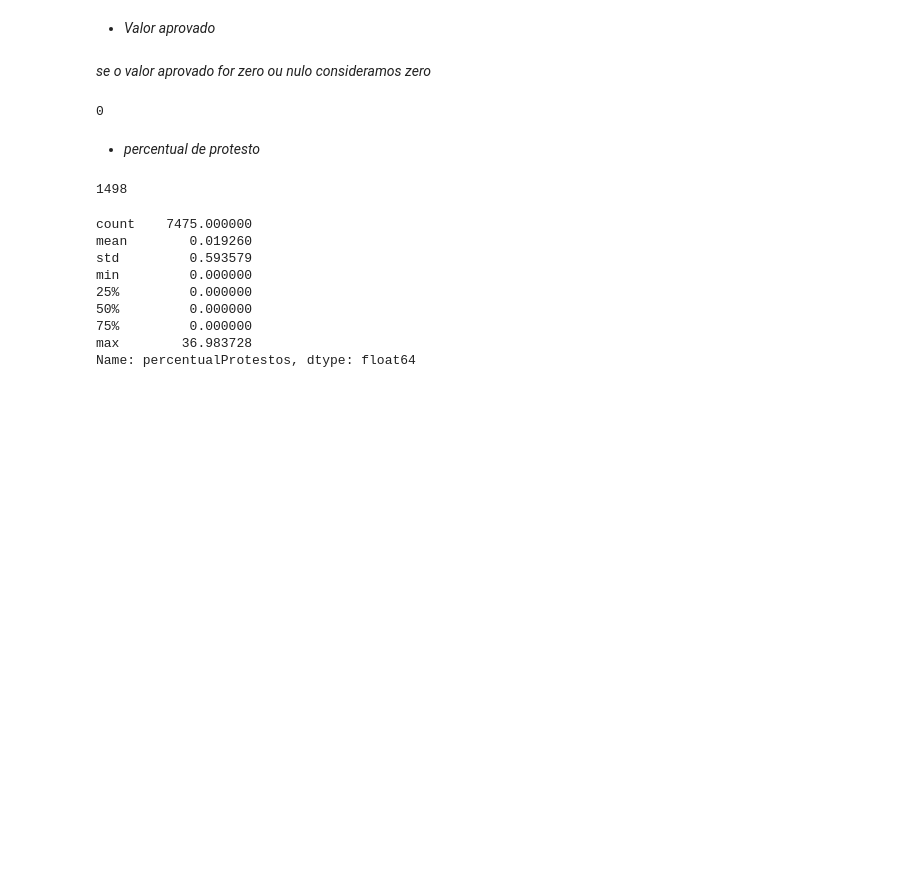
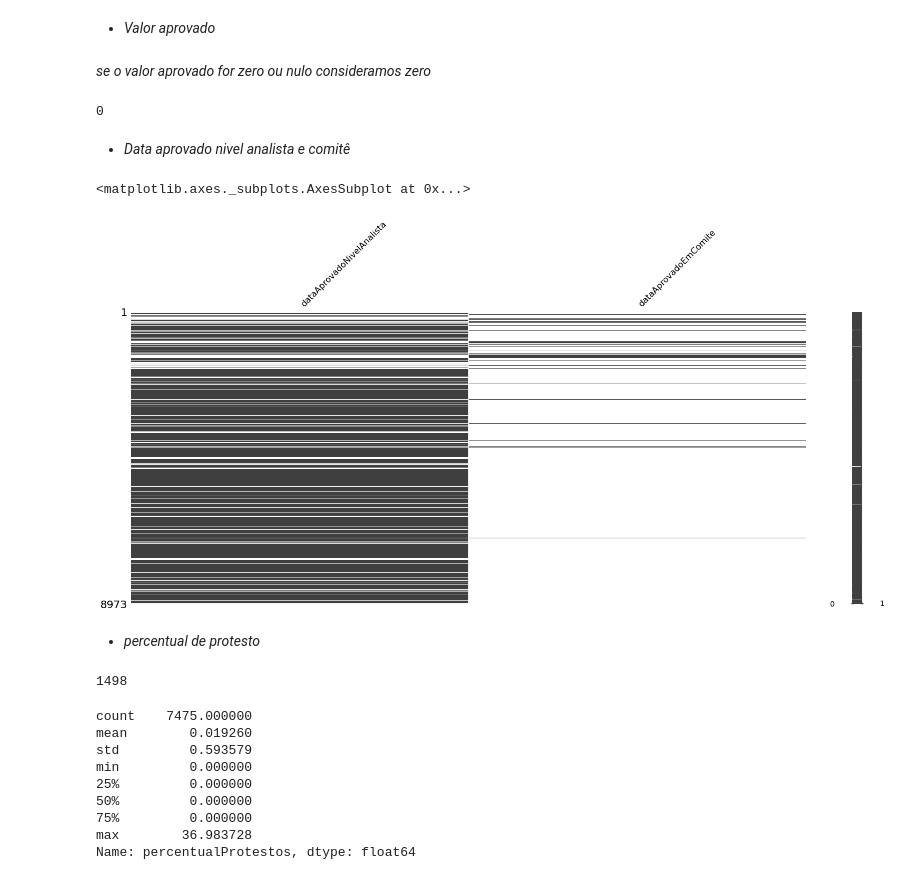
Before and after one commit to bartiralira/bootcampIA, a Jupyter notebook: BootCamp1.ipynb, the cells around one changed output. Saved outputs shown, nothing was run; the diff lists cells and outputs as text; code cells hidden in the pictures; blank space fills up the shorter version.

```diff
--- a/BootCamp1.ipynb
+++ b/BootCamp1.ipynb
@@ -17,8 +17,8 @@ Mounted at /content/drive
 # %% [markdown]
 ## Conhecendo o DS
 # %%
-url = 'drive/MyDrive/BootCamp/src/data/solicitacoescredito.csv'
-dfo=pd.read_csv(url)
+url = 'https://raw.githubusercontent.com/bartiralira/bootcampIA/a0095c50dfa059f29ebb71a6afaf19f7bbdfc95a/solicitacoescredito.csv'
+dfo=pd.read_csv(url, engine='python')
 dfo.head()
 # %% [output]
 |  | numero_solicitacao | razaoSocial | nomeFantasia | cnpjSemTraco | maiorAtraso | margemBrutaAcumulada | ... |
@@ -233,3 +233,13 @@ dfo["valorAprovadoTratado"]=np.where((dfo["valorAprovado"]<0) | (dfo["valorAprov
 dfo["valorAprovadoTratado"].isnull().sum()
 # %% [output]
 0
+# %% [markdown]
+* *Data aprovado nivel analista e comitê*
+# %%
+#dfo.("dataAprovadoNivelAnalista","dataAprovadoEmComite")
+
+%matplotlib inline
+msno.matrix(dfo[["dataAprovadoNivelAnalista","dataAprovadoEmComite"]])
+# %% [output]
+<matplotlib.axes._subplots.AxesSubplot at 0x...>
+[figure, added]
```
Also changed, not shown: parts of 6 cells of this notebook.
